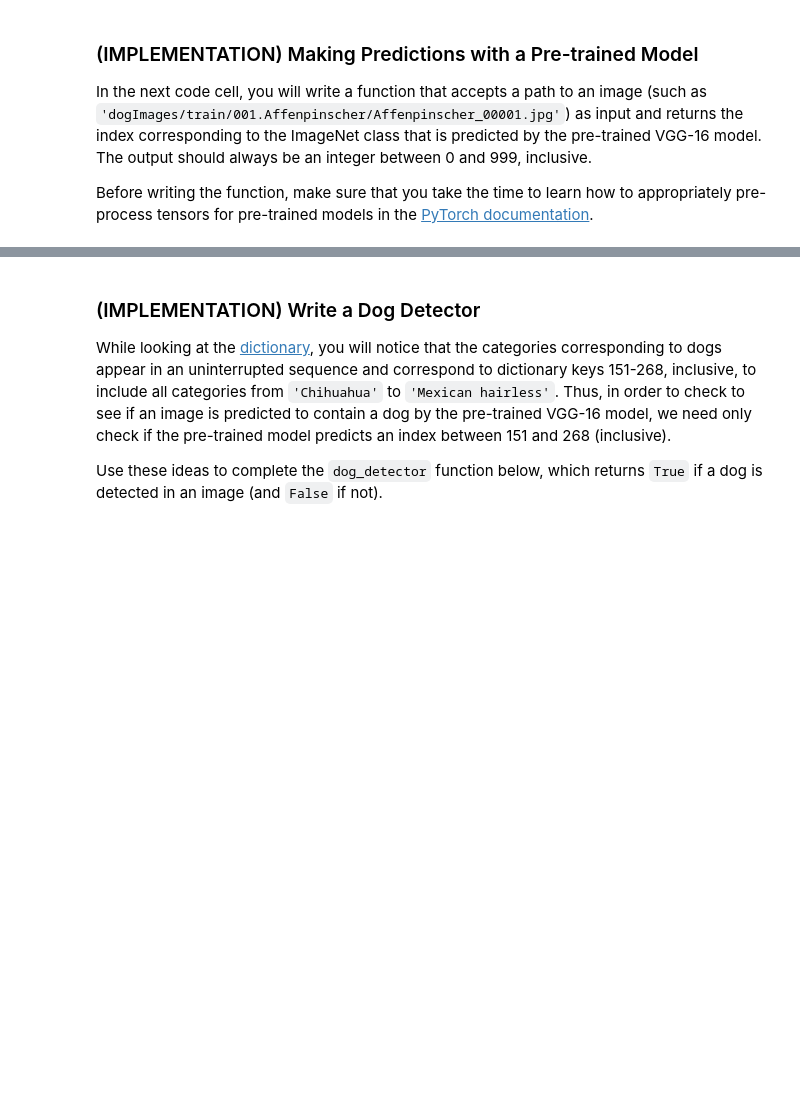
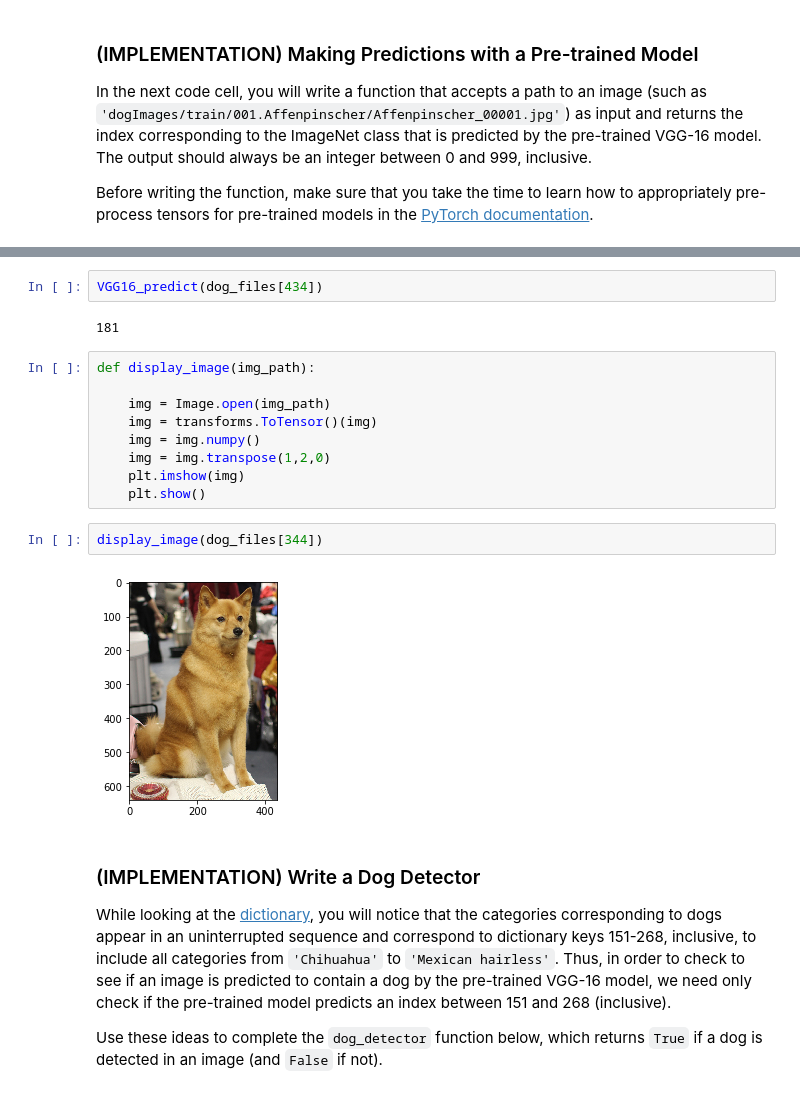
Before and after one commit to abtripathi/predicting_dog_breeds, a Jupyter notebook: dog_app.ipynb, the cells around one changed output, grey strips where cells are left out. Drawn from its saved outputs; the diff is of its cells as text; blank space fills up the shorter version.

```diff
--- a/dog_app.ipynb
+++ b/dog_app.ipynb
@@ -298,3 +312,20 @@ def VGG16_predict(img_path):
+# %%
+VGG16_predict(dog_files[434])
+# %% [output]
+181
+# %%
+def display_image(img_path):
+
+    img = Image.open(img_path)
+    img = transforms.ToTensor()(img)
+    img = img.numpy()
+    img = img.transpose(1,2,0)
+    plt.imshow(img)
+    plt.show()
+# %%
+display_image(dog_files[344])
+# %% [output]
+[figure, added]
 # %% [markdown]
 ### (IMPLEMENTATION) Write a Dog Detector
 
```
Also changed, not shown: parts of 22 cells of this notebook.
